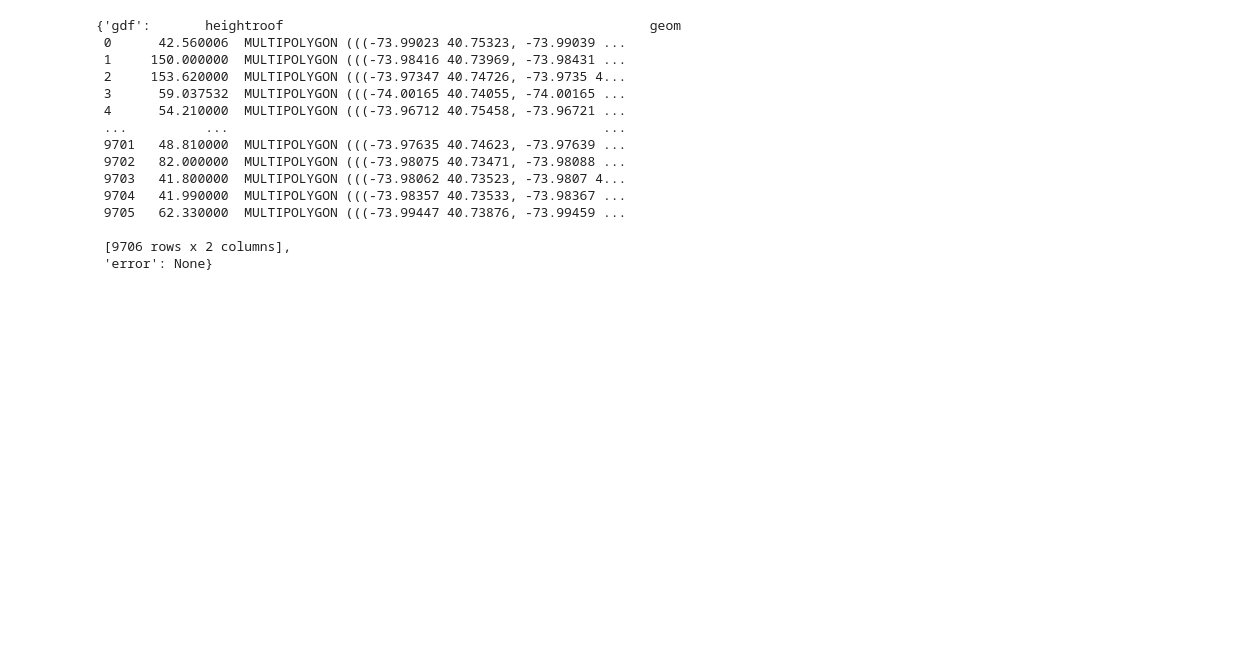
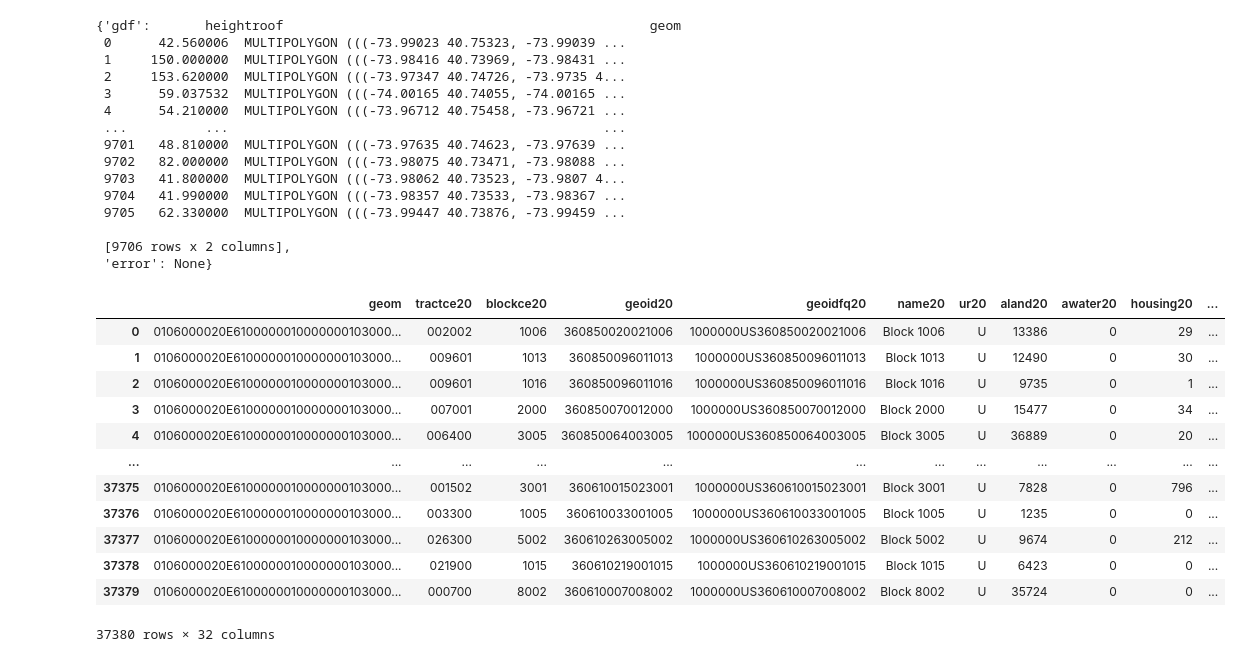
Before and after one commit to daegeun-kim/GeoEstateChat, a Jupyter notebook: notebooks/tests.ipynb, the cells around one changed output. Cells and saved outputs as stored; diff of their text form; code cells hidden in the pictures; blank space fills up the shorter version.

```diff
--- a/notebooks/tests.ipynb
+++ b/notebooks/tests.ipynb
@@ -161,3 +161,32 @@ data retrieved from db
 
  [9706 rows x 2 columns],
  'error': None}
+# %%
+import pandas as pd
+from sqlalchemy import create_engine
+from dotenv import load_dotenv
+import os
+import geopandas as gpd
+
+load_dotenv(dotenv_path="../.env")
+
+DB_URL = os.getenv("db_url")
+engine = create_engine(DB_URL)
+
+sql = f"SELECT * FROM street_block"
+df = pd.read_sql(sql, con=engine)
+df
+# %% [output]
+|  | geom | tractce20 | blockce20 | geoid20 | geoidfq20 | name20 | ur20 | aland20 | awater20 | housing20 | ... |
+| 0 | 0106000020E6100000010000000103000... | 002002 | 1006 | 360850020021006 | 1000000US360850020021006 | Block 1006 | U | 13386 | 0 | 29 | ... |
+| 1 | 0106000020E6100000010000000103000... | 009601 | 1013 | 360850096011013 | 1000000US360850096011013 | Block 1013 | U | 12490 | 0 | 30 | ... |
+| 2 | 0106000020E6100000010000000103000... | 009601 | 1016 | 360850096011016 | 1000000US360850096011016 | Block 1016 | U | 9735 | 0 | 1 | ... |
+| 3 | 0106000020E6100000010000000103000... | 007001 | 2000 | 360850070012000 | 1000000US360850070012000 | Block 2000 | U | 15477 | 0 | 34 | ... |
+| 4 | 0106000020E6100000010000000103000... | 006400 | 3005 | 360850064003005 | 1000000US360850064003005 | Block 3005 | U | 36889 | 0 | 20 | ... |
+| ... | ... | ... | ... | ... | ... | ... | ... | ... | ... | ... | ... |
+| 37375 | 0106000020E6100000010000000103000... | 001502 | 3001 | 360610015023001 | 1000000US360610015023001 | Block 3001 | U | 7828 | 0 | 796 | ... |
+| 37376 | 0106000020E6100000010000000103000... | 003300 | 1005 | 360610033001005 | 1000000US360610033001005 | Block 1005 | U | 1235 | 0 | 0 | ... |
+| 37377 | 0106000020E6100000010000000103000... | 026300 | 5002 | 360610263005002 | 1000000US360610263005002 | Block 5002 | U | 9674 | 0 | 212 | ... |
+| 37378 | 0106000020E6100000010000000103000... | 021900 | 1015 | 360610219001015 | 1000000US360610219001015 | Block 1015 | U | 6423 | 0 | 0 | ... |
+| 37379 | 0106000020E6100000010000000103000... | 000700 | 8002 | 360610007008002 | 1000000US360610007008002 | Block 8002 | U | 35724 | 0 | 0 | ... |
+37380 rows × 32 columns
```
Also changed, not shown: parts of 3 cells of this notebook, 11 other files.
